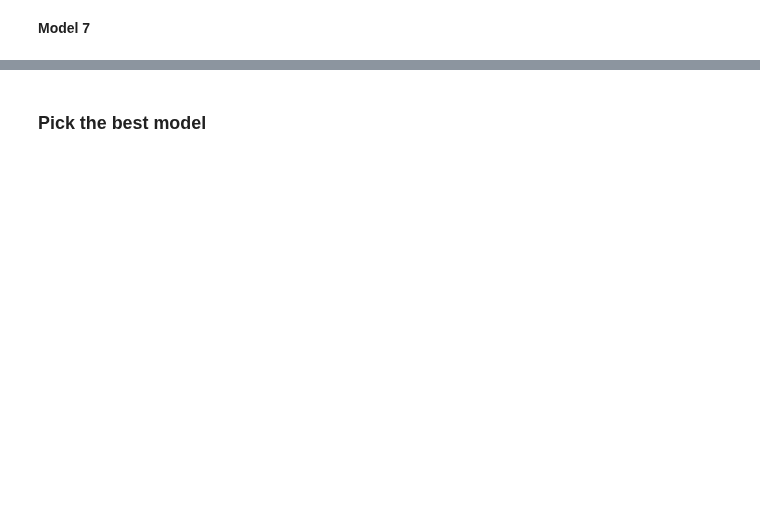
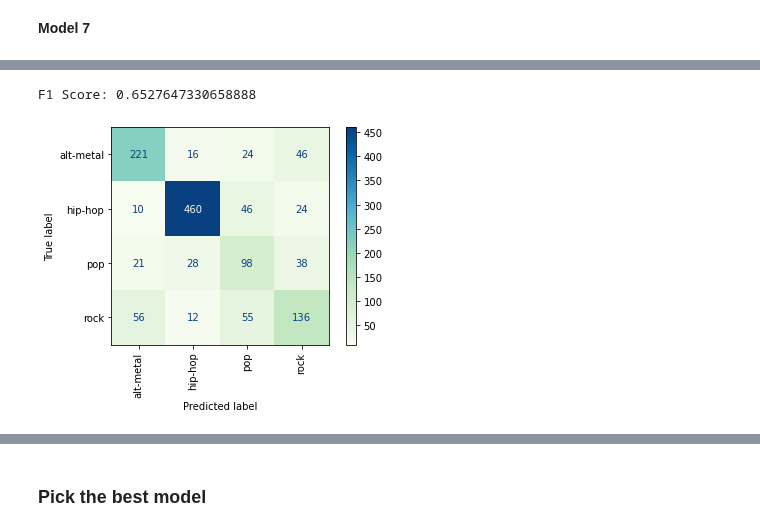
Before and after one commit to Hadryan/Music-Recommendation-System-24, a Jupyter notebook: Notebook-2-Predict-Genre-Data-Modeling.ipynb, the cells around one changed output, grey strips where cells are left out. Saved outputs shown, nothing was run; the diff lists cells and outputs as text; code cells hidden in the pictures; blank space fills up the shorter version.

```diff
--- a/Notebook-2-Predict-Genre-Data-Modeling.ipynb
+++ b/Notebook-2-Predict-Genre-Data-Modeling.ipynb
@@ -521,0 +545,5 @@ F1 Score: 0.665158434297283<br>
+# %%
+evaluation_report(gs_rf, test_ohe, y_test)
+# %% [output]
+F1 Score: 0.6527647330658888
+[figure, added]
```
Also changed, not shown: parts of 70 cells of this notebook, 4 other files.
